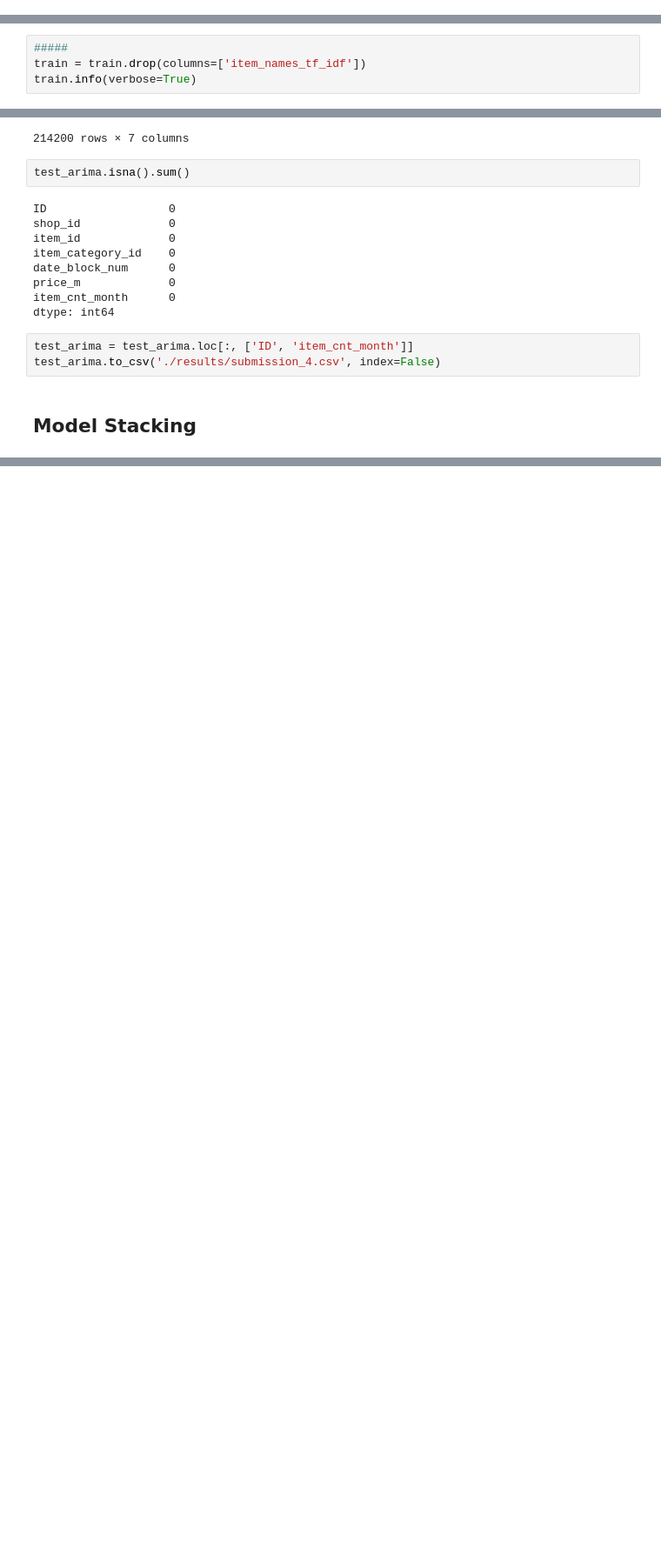
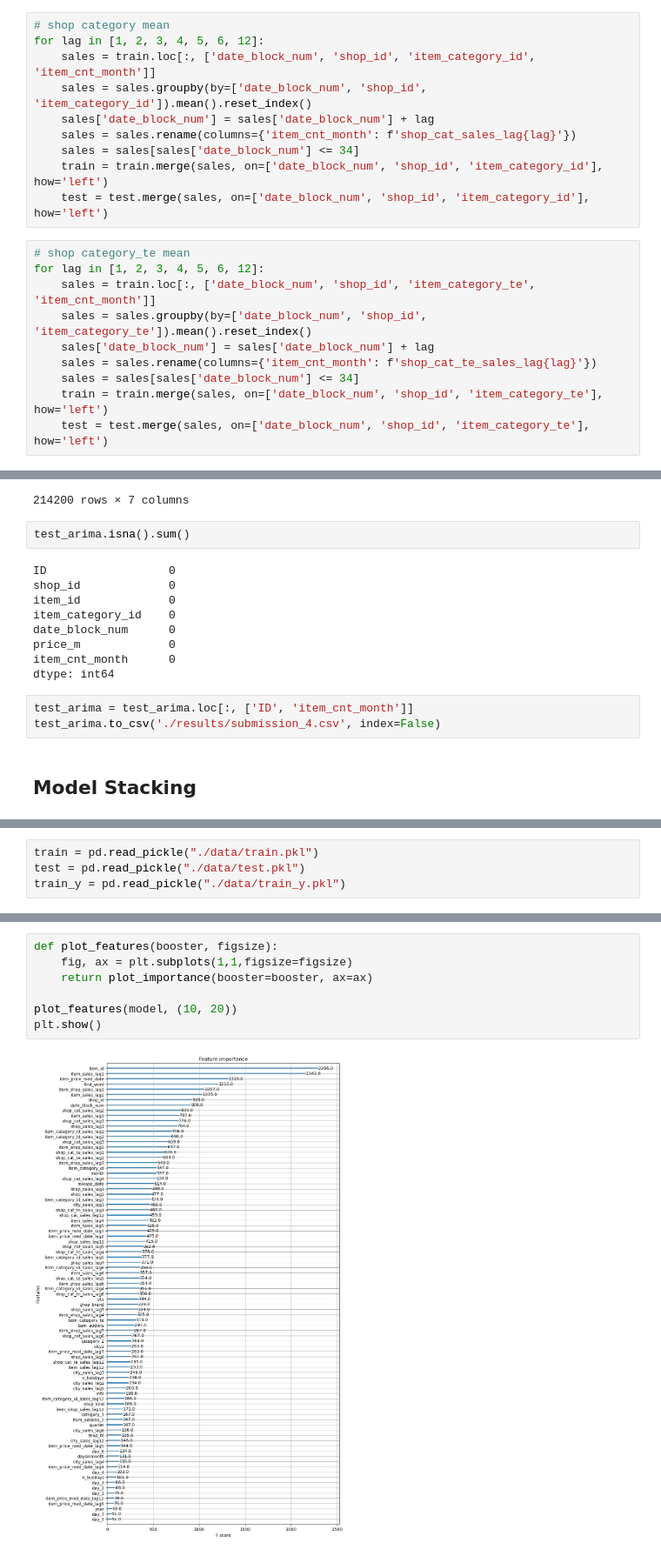
Before and after one commit to ShupeiLi/predict-future-sales, a Jupyter notebook: models.ipynb, the cells around one changed output, grey strips where cells are left out. Shown at 87% size. Saved outputs shown, nothing was run; the diff lists cells and outputs as text; blank space fills up the shorter version.

```diff
--- a/models.ipynb
+++ b/models.ipynb
@@ -772,0 +768,20 @@ test = test.merge(items_tfidf, on=['item_id', 'item_category_id'], how='left')
+# %%
+# shop category mean
+for lag in [1, 2, 3, 4, 5, 6, 12]:
+    sales = train.loc[:, ['date_block_num', 'shop_id', 'item_category_id', 'item_cnt_month']]
+    sales = sales.groupby(by=['date_block_num', 'shop_id', 'item_category_id']).mean().reset_index()
+    sales['date_block_num'] = sales['date_block_num'] + lag
+    sales = sales.rename(columns={'item_cnt_month': f'shop_cat_sales_lag{lag}'})
+    sales = sales[sales['date_block_num'] <= 34]
+    train = train.merge(sales, on=['date_block_num', 'shop_id', 'item_category_id'], how='left')
+    test = test.merge(sales, on=['date_block_num', 'shop_id', 'item_category_id'], how='left')
+# %%
+# shop category_te mean
+for lag in [1, 2, 3, 4, 5, 6, 12]:
+    sales = train.loc[:, ['date_block_num', 'shop_id', 'item_category_te', 'item_cnt_month']]
+    sales = sales.groupby(by=['date_block_num', 'shop_id', 'item_category_te']).mean().reset_index()
+    sales['date_block_num'] = sales['date_block_num'] + lag
+    sales = sales.rename(columns={'item_cnt_month': f'shop_cat_te_sales_lag{lag}'})
+    sales = sales[sales['date_block_num'] <= 34]
+    train = train.merge(sales, on=['date_block_num', 'shop_id', 'item_category_te'], how='left')
+    test = test.merge(sales, on=['date_block_num', 'shop_id', 'item_category_te'], how='left')
@@ -802,4 +868,0 @@ train = train.drop(columns=['item_cnt_month'])
-# %%
-#####
-train = train.drop(columns=['item_names_tf_idf'])
-train.info(verbose=True)
@@ -1027 +1038,5 @@ y_va = train_y[index:]
+# %%
+train = pd.read_pickle("./data/train.pkl")
+test = pd.read_pickle("./data/test.pkl")
+train_y = pd.read_pickle("./data/train_y.pkl")
 # %%
@@ -1092,2 +1105,11 @@ print(mean_squared_error(y_va, pred_va, squared=False))
+# %%
+def plot_features(booster, figsize):
+    fig, ax = plt.subplots(1,1,figsize=figsize)
+    return plot_importance(booster=booster, ax=ax)
+
+plot_features(model, (10, 20))
+plt.show()
+# %% [output]
+[figure, added]
 # %%
 # LightGBM
```
Also changed, not shown: parts of 41 cells of this notebook, 1 other file.
